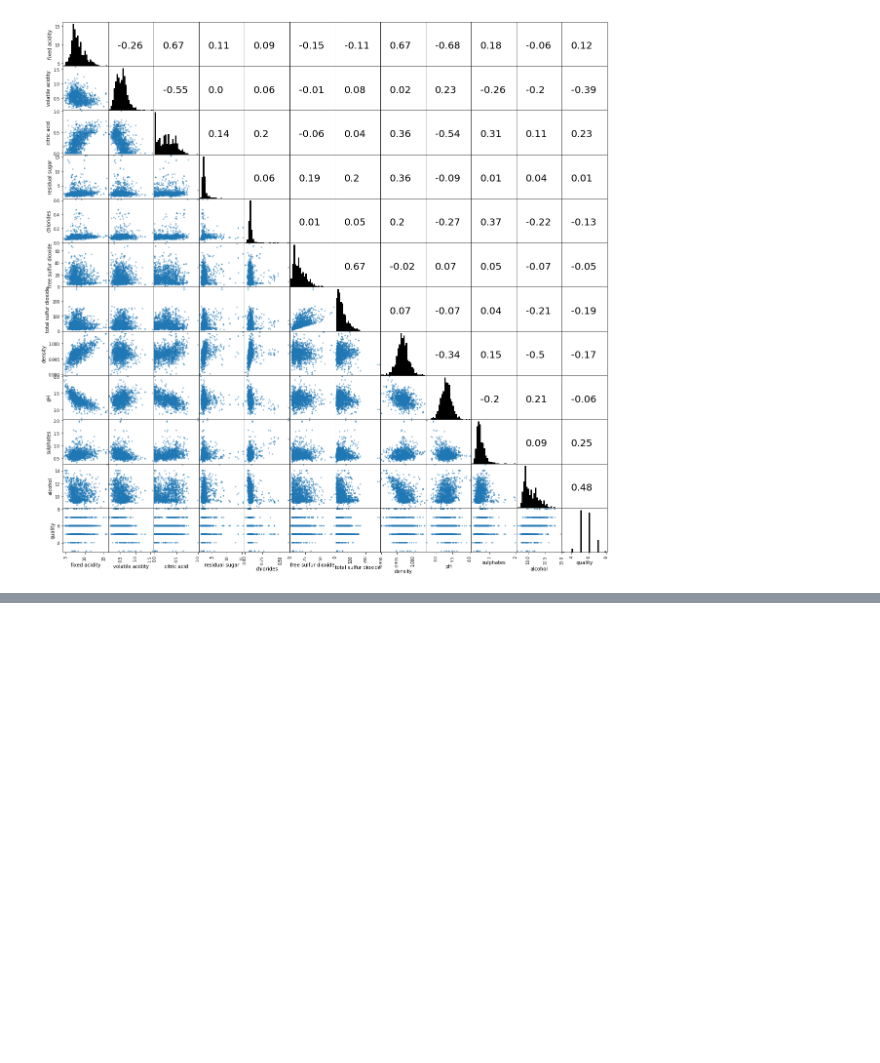
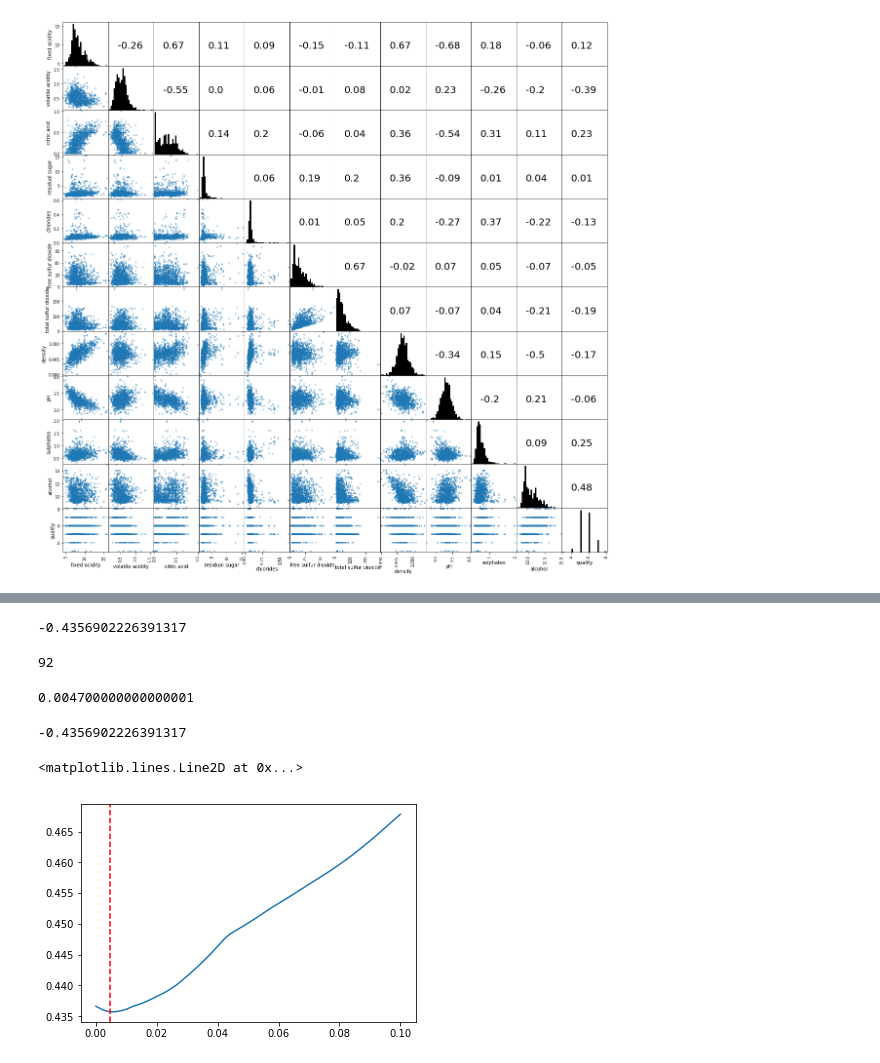
Before and after one commit to sumaanyu/Some-Regression-and-Classification-Projects, a Jupyter notebook: Project.ipynb, the cells around one changed output, grey strips where cells are left out. Cells and saved outputs as stored; diff of their text form; code cells hidden in the pictures; blank space fills up the shorter version.

```diff
--- a/Project.ipynb
+++ b/Project.ipynb
@@ -281,0 +191,6 @@ def rmse(actual_y, predicted_y):
+# %%
+parameters = {'alpha': aplhas}
+# %%
+l_regressor = GridSearchCV(lasso, parameters, scoring='neg_mean_squared_error', cv = 5)
+# %%
+l_regressor.fit(standardized_X, y)
@@ -281,0 +210,25 @@ def rmse(actual_y, predicted_y):
+# %%
+l_regressor.best_score_
+# %% [output]
+-0.4356902226391317
+# %%
+l_regressor.best_index_
+# %% [output]
+92
+# %%
+aplhas[l_regressor.best_index_]
+# %% [output]
+0.004700000000000001
+# %%
+l_scores_mean = l_regressor.cv_results_['mean_test_score']
+# %%
+max(l_scores_mean)
+# %% [output]
+-0.4356902226391317
+# %%
+ _, ax = plt.subplots(1,1)
+ax.plot(aplhas, -1*l_scores_mean)
+plt.axvline(x=aplhas[92], color='red', linestyle='dashed')
+# %% [output]
+<matplotlib.lines.Line2D at 0x...>
+[figure, added]
```
Also changed, not shown: parts of 53 cells of this notebook, 1 other file.
